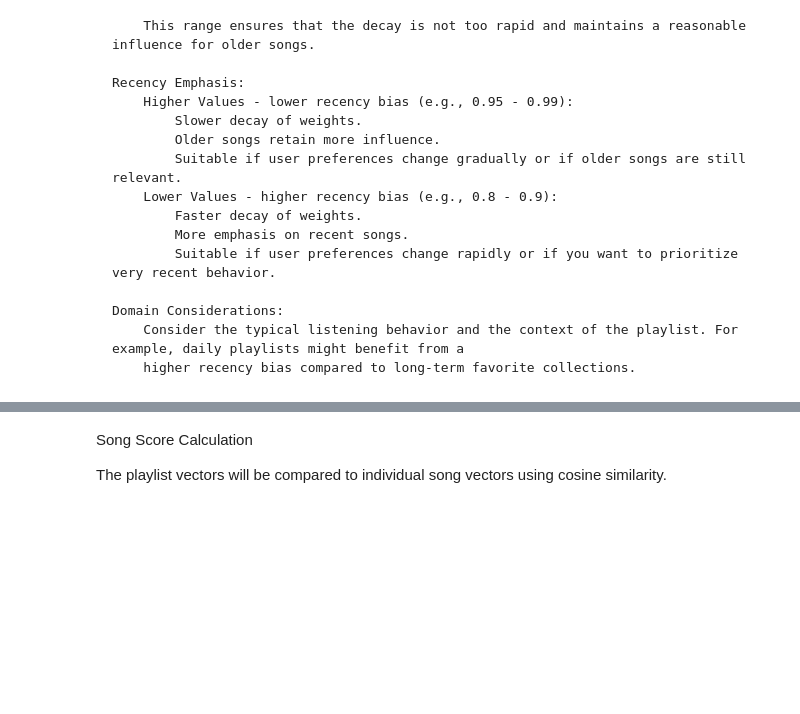
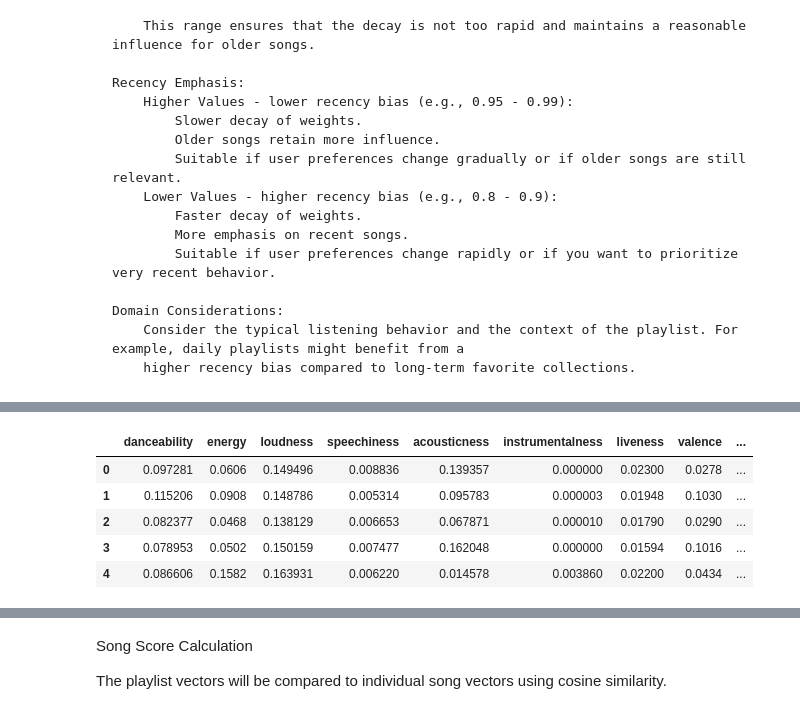
Before and after one commit to estefysc/music_recommender_system, a Jupyter notebook: recommender.ipynb, the cells around one changed output, grey strips where cells are left out. Drawn from its saved outputs; the diff is of its cells as text; code cells hidden in the pictures; blank space fills up the shorter version.

```diff
--- a/recommender.ipynb
+++ b/recommender.ipynb
@@ -417,5 +499,5 @@ liked_songs.shape
 # %% [output]
 (112, 5)
 # %%
-chosen_user_playlist = create_playlist_dataframe('Electrónica', id_name, spotify_df)
+chosen_user_playlist = create_playlist_dataframe('Classical', id_name, spotify_df)
 # %%
@@ -548,0 +646,11 @@ complete_feature_set_playlist_vector, complete_feature_set_nonplaylist = generat
+# %%
+test_feature_set_playlist_vector, test_feature_set_nonplaylist = generate_playlist_feature_vector(test_feature_set, chosen_user_playlist, 0.99)
+# %%
+test_feature_set_nonplaylist.head()
+# %% [output]
+|  | danceability | energy | loudness | speechiness | acousticness | instrumentalness | liveness | valence | ... |
+| 0 | 0.097281 | 0.0606 | 0.149496 | 0.008836 | 0.139357 | 0.000000 | 0.02300 | 0.0278 | ... |
+| 1 | 0.115206 | 0.0908 | 0.148786 | 0.005314 | 0.095783 | 0.000003 | 0.01948 | 0.1030 | ... |
+| 2 | 0.082377 | 0.0468 | 0.138129 | 0.006653 | 0.067871 | 0.000010 | 0.01790 | 0.0290 | ... |
+| 3 | 0.078953 | 0.0502 | 0.150159 | 0.007477 | 0.162048 | 0.000000 | 0.01594 | 0.1016 | ... |
+| 4 | 0.086606 | 0.1582 | 0.163931 | 0.006220 | 0.014578 | 0.003860 | 0.02200 | 0.0434 | ... |
```
Also changed, not shown: parts of 16 cells of this notebook.
